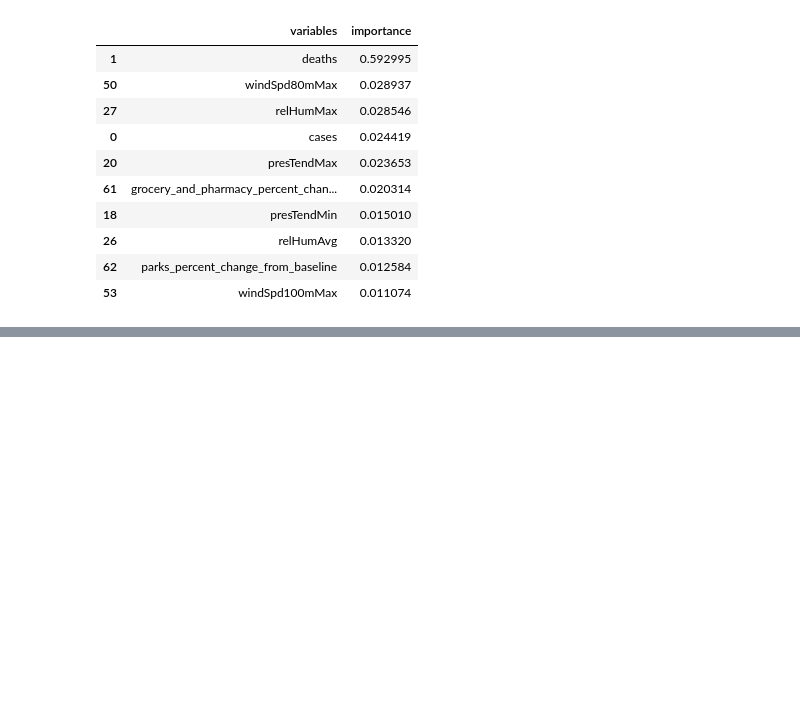
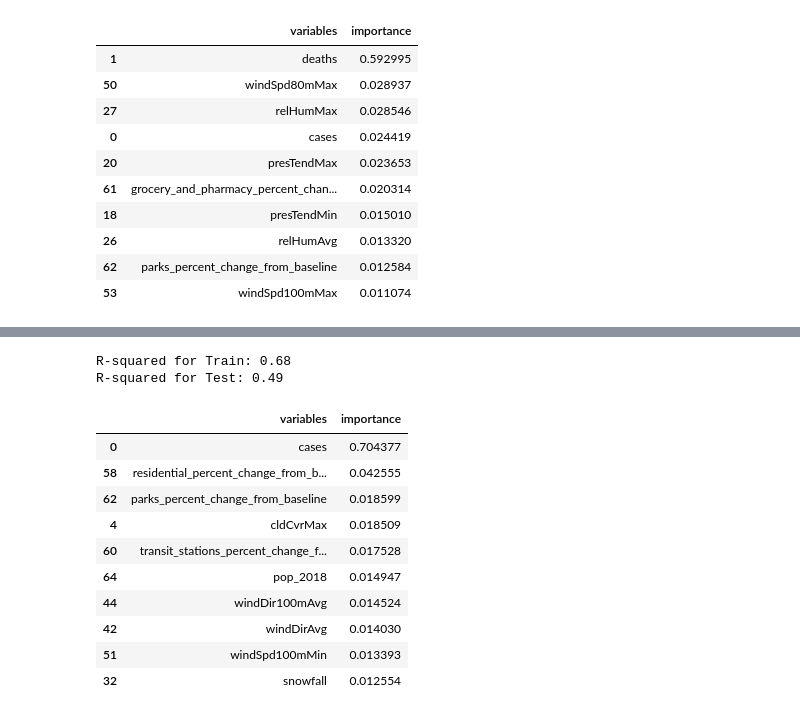
Before and after one commit to TianyuanCai/covid19, a Jupyter notebook: model/trees.ipynb, the cells around one changed output, grey strips where cells are left out. Drawn from its saved outputs; the diff is of its cells as text; code cells hidden in the pictures; blank space fills up the shorter version.

Commit message:
gradient boosting

```diff
--- a/model/trees.ipynb
+++ b/model/trees.ipynb
@@ -137,3 +137,24 @@ pd.concat((pd.DataFrame(X_train.columns, columns = ['variables']),
 | 26 | relHumAvg | 0.013320 |
 | 62 | parks_percent_change_from_baseline | 0.012584 |
 | 53 | windSpd100mMax | 0.011074 |
+# %%
+# gradient boosting
+
+# cases
+X = df.drop(['day_7_delta_cases','day_7_delta_deaths'], axis = 1)
+y = df.day_7_delta_cases
+
+X_train, X_test, y_train, y_test = train_test_split(X, y, test_size=0.2, random_state=42)
+
+gb_hyperparameters = {
+    "n_estimators": [10, 50, 100, 200, 500],
+    "min_samples_split" : [2, 4, 8, 12],
+    'learning_rate': [0.01, 0.05, 0.1, 0.2, 0.5],
+    "min_samples_leaf": [1, 3, 5]
+}
+
+gbr = GradientBoostingRegressor()
+gs = GridSearchCV(estimator=gbr, param_grid=gb_hyperparameters, scoring='neg_mean_squared_error', cv=5, n_jobs=-1)
+gs = gs.fit(X_train, y_train)
+
+gs.best_estimator_
@@ -139,0 +171,34 @@ pd.concat((pd.DataFrame(X_train.columns, columns = ['variables']),
+# %%
+gbr = GradientBoostingRegressor(alpha=0.9, ccp_alpha=0.0, criterion='friedman_mse',
+                          init=None, learning_rate=0.05, loss='ls', max_depth=3,
+                          max_features=None, max_leaf_nodes=None,
+                          min_impurity_decrease=0.0, min_impurity_split=None,
+                          min_samples_leaf=5, min_samples_split=12,
+                          min_weight_fraction_leaf=0.0, n_estimators=50,
+                          n_iter_no_change=None, presort='deprecated',
+                          random_state=None, subsample=1.0, tol=0.0001,
+                          validation_fraction=0.1, verbose=0, warm_start=False)
+gbr.fit(X_train, y_train)
+y_pred = gbr.predict(X_test)
+# %%
+print("R-squared for Train: %.2f" % gbr.score(X_train, y_train))
+print("R-squared for Test: %.2f" % gbr.score(X_test, y_test))
+# %% [output]
+R-squared for Train: 0.68
+R-squared for Test: 0.49
+# %%
+pd.concat((pd.DataFrame(X_train.columns, columns = ['variables']),
+           pd.DataFrame(gbr.feature_importances_, columns = ['importance'])),
+          axis = 1).sort_values(by='importance', ascending = False)[:10]
+# %% [output]
+|  | variables | importance |
+| 0 | cases | 0.704377 |
+| 58 | residential_percent_change_from_b... | 0.042555 |
+| 62 | parks_percent_change_from_baseline | 0.018599 |
+| 4 | cldCvrMax | 0.018509 |
+| 60 | transit_stations_percent_change_f... | 0.017528 |
+| 64 | pop_2018 | 0.014947 |
+| 44 | windDir100mAvg | 0.014524 |
+| 42 | windDirAvg | 0.014030 |
+| 51 | windSpd100mMin | 0.013393 |
+| 32 | snowfall | 0.012554 |
```
Also changed, not shown: parts of 1 cell of this notebook.
